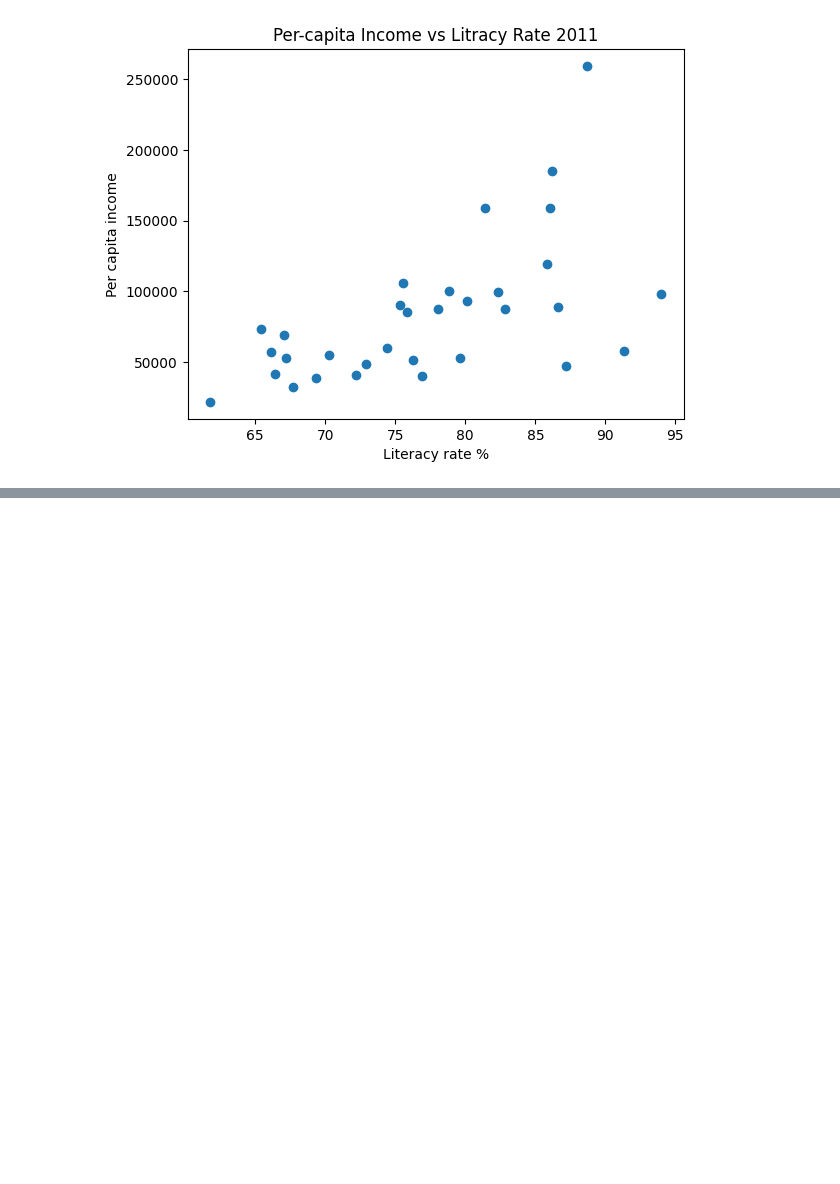
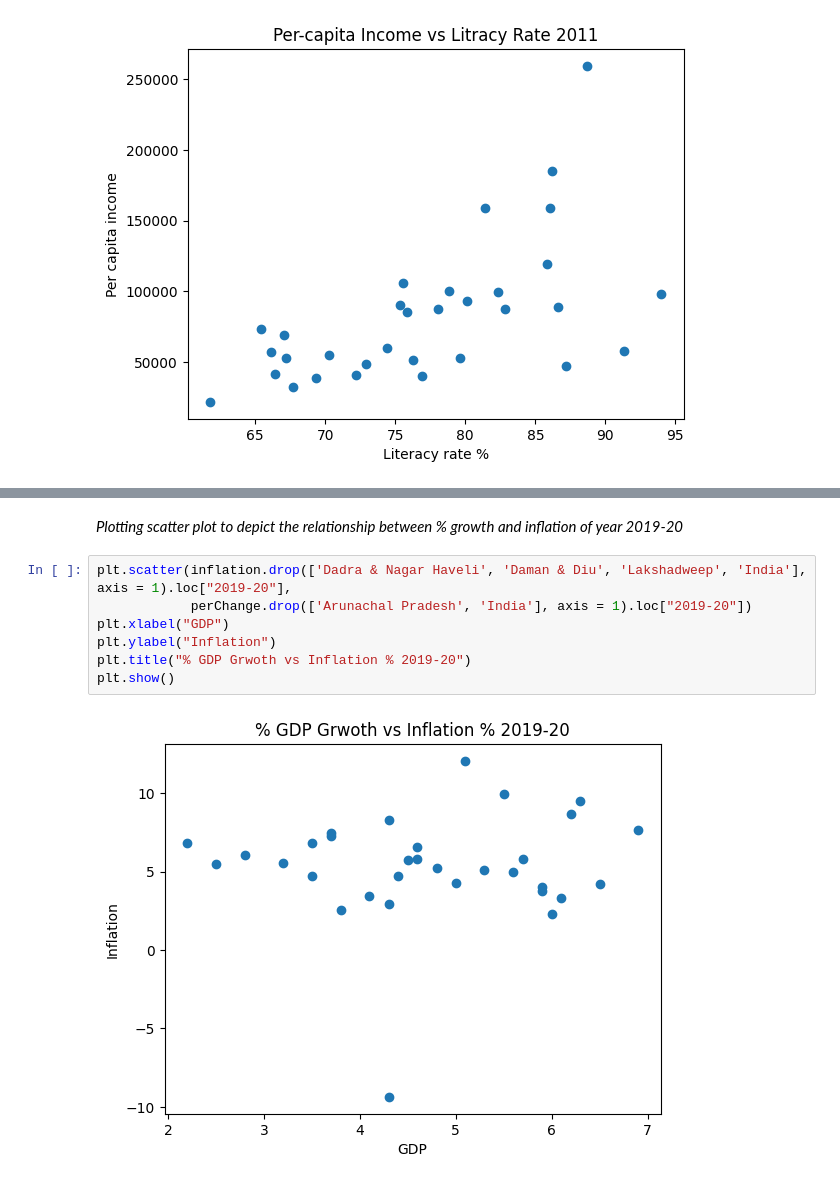
Before and after one commit to shashankkestwal/IndianEconomyAnalysis, a Jupyter notebook: DAV_Project-1.ipynb, the cells around one changed output, grey strips where cells are left out. Drawn from its saved outputs; the diff is of its cells as text; blank space fills up the shorter version.

```diff
--- a/DAV_Project-1.ipynb
+++ b/DAV_Project-1.ipynb
@@ -391,0 +447,11 @@ plt.show()
+# %% [markdown]
+*Plotting scatter plot to depict the relationship between % growth and inflation of year 2019-20*
+# %%
+plt.scatter(inflation.drop(['Dadra & Nagar Haveli', 'Daman & Diu', 'Lakshadweep', 'India'], axis = 1).loc["2019-20"],
+            perChange.drop(['Arunachal Pradesh', 'India'], axis = 1).loc["2019-20"])
+plt.xlabel("GDP")
+plt.ylabel("Inflation")
+plt.title("% GDP Grwoth vs Inflation % 2019-20")
+plt.show()
+# %% [output]
+[figure, added]
```
Also changed, not shown: parts of 23 cells of this notebook.
